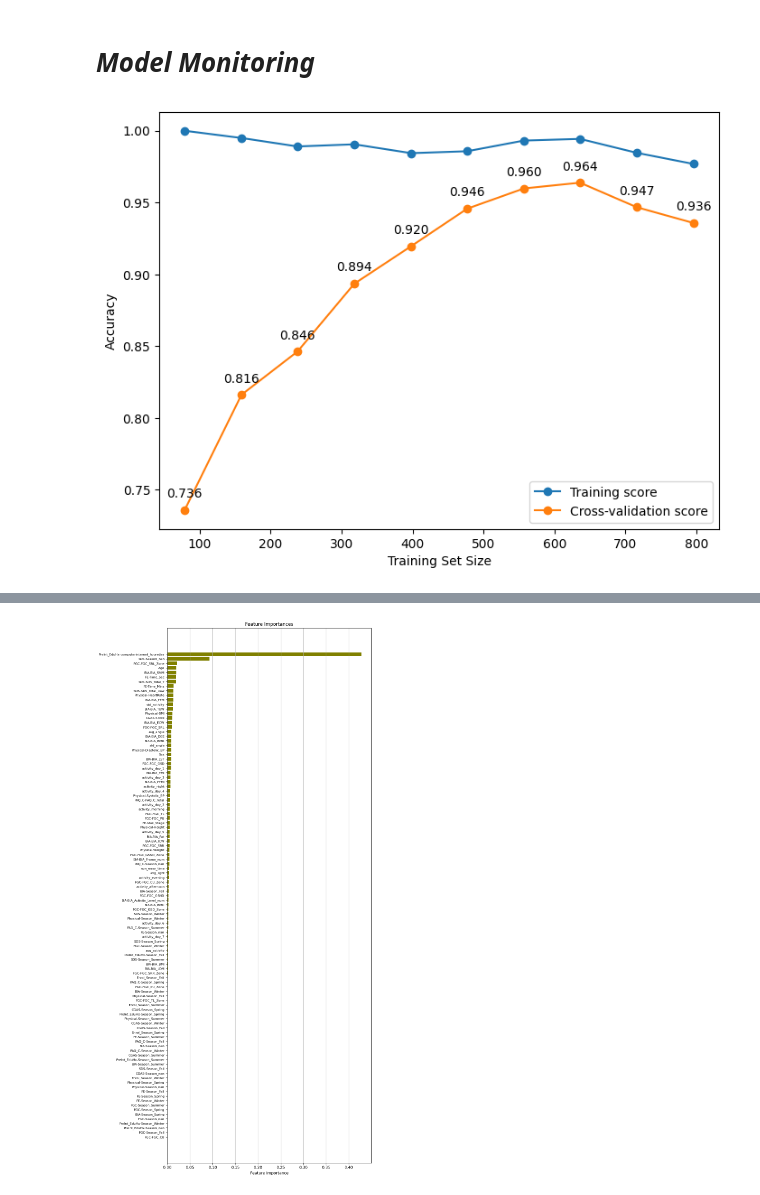
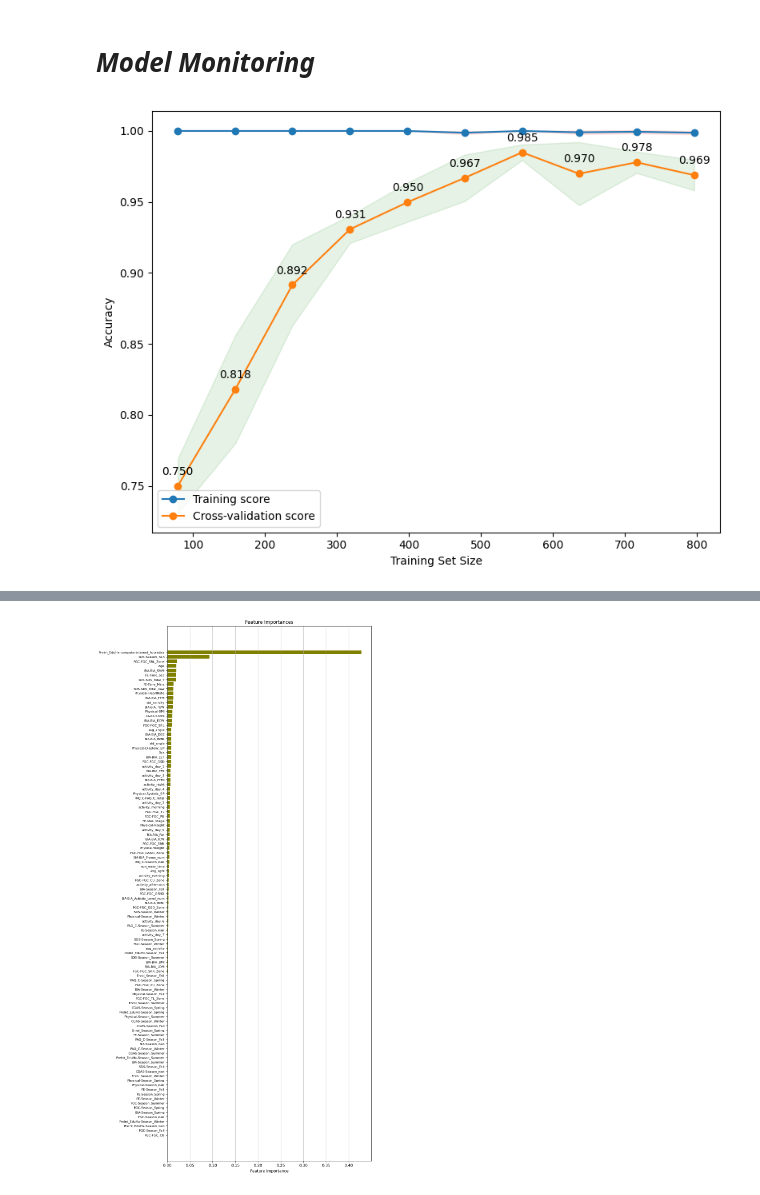
Before and after one commit to Ramtin-Karbaschi/BehaviorDetection_and_MobileMarketAnalysis, a Jupyter notebook: Part1/Behavior_Detection.ipynb, the cells around one changed output, grey strips where cells are left out. Cells and saved outputs as stored; diff of their text form; code cells hidden in the pictures.

Commit message:
Training process modified. EDA section filled. Some options were added to the charts.

```diff
--- a/Part1/Behavior_Detection.ipynb
+++ b/Part1/Behavior_Detection.ipynb
@@ -175,7 +175,7 @@ plt.show()
 # ***Data Collection***
 # %%
 # Read the acceleration data to access additional useful features of each participant
-parquet_directory = 'Documents/QBC8_AI_project_data_Q1/series.parquet'
+parquet_directory = '../../../QBC8_AI_project_data_Q1/series.parquet'
 acceleration_features = []
 
 for folder in os.listdir(parquet_directory):
@@ -352,0 +344,26 @@ RandomForestClassifier(max_depth=6, max_leaf_nodes=9, n_estimators=200,
+# %%
+# Use RandomForestClassifier as the basic algorithm
+model = RandomForestClassifier(random_state=42)
+model.fit(X_train_val, y_train_val)
+
+# Tuning process of hyperparameters
+# Define the parameter grid
+param_grid = {
+    'n_estimators': [100, 200, 300],
+    'max_depth': [4, 5, 6, 7],
+    'max_leaf_nodes': [None, 9, 10, 15, 20],
+    'min_samples_split': [2, 5, 8, 10]
+}
+
+# Instantiate the grid search model
+grid_search = GridSearchCV(estimator=model, param_grid=param_grid, cv=5, n_jobs=-1, verbose=2, scoring='accuracy')
+
+# Fit the grid search to the data
+grid_search.fit(X_train_val, y_train_val)
+
+# Best parameters and best estimator
+print("Best parameters:", grid_search.best_params_)
+print("Best cross-validation score after tune: {:.2f}".format(grid_search.best_score_))
+
+# Use the best model for predictions
+best_model = grid_search.best_estimator_
@@ -425,25 +446,37 @@ plt.show()
 # ***Model Monitoring***
 # %%
 
-train_sizes, train_scores, val_scores = learning_curve(model, X, y, cv=5, scoring='accuracy', train_sizes=np.linspace(0.1, 1, 10), n_jobs=-1)
+train_sizes, train_scores, val_scores = learning_curve(best_model, X, y, cv=5, scoring='accuracy', train_sizes=np.linspace(0.1, 1, 10), n_jobs=-1)
 train_scores_mean = np.mean(train_scores, axis=1)
+train_scores_std = np.std(train_scores, axis=1)
 val_scores_mean = np.mean(val_scores, axis=1)
+val_scores_std = np.std(val_scores, axis=1)
 
 # Display plot for visualization
 plt.figure(figsize=(8, 6))
 plt.plot(train_sizes, train_scores_mean, label='Training score', marker='o')
 plt.plot(train_sizes, val_scores_mean, label='Cross-validation score', marker='o')
-plt.fill_betweenx()
 
+# Fill the area around the line plots to show the variance of the scores
+plt.fill_between(train_sizes,
+                 train_scores_mean - train_scores_std,
+                 train_scores_mean + train_scores_std,
+                 alpha=0.1, color="r")
+plt.fill_between(train_sizes,
+                 val_scores_mean - val_scores_std,
+                 val_scores_mean + val_scores_std,
+                 alpha=0.1, color="g")
+
+# Annotate scores on the plot
 for i, score in enumerate(val_scores_mean):
     plt.annotate(f'{score:.3f}', (train_sizes[i], score), textcoords="offset points", xytext=(0,10), ha='center')
 
 plt.xlabel('Training Set Size')
 plt.ylabel('Accuracy')
 plt.legend(loc='best')
 plt.tight_layout()
 plt.show()
 # %% [output]
-[figure, old version]
+[figure, new version]
 # %%
 # Precision-Recall curve
```
Also changed, not shown: parts of 9 cells of this notebook.
